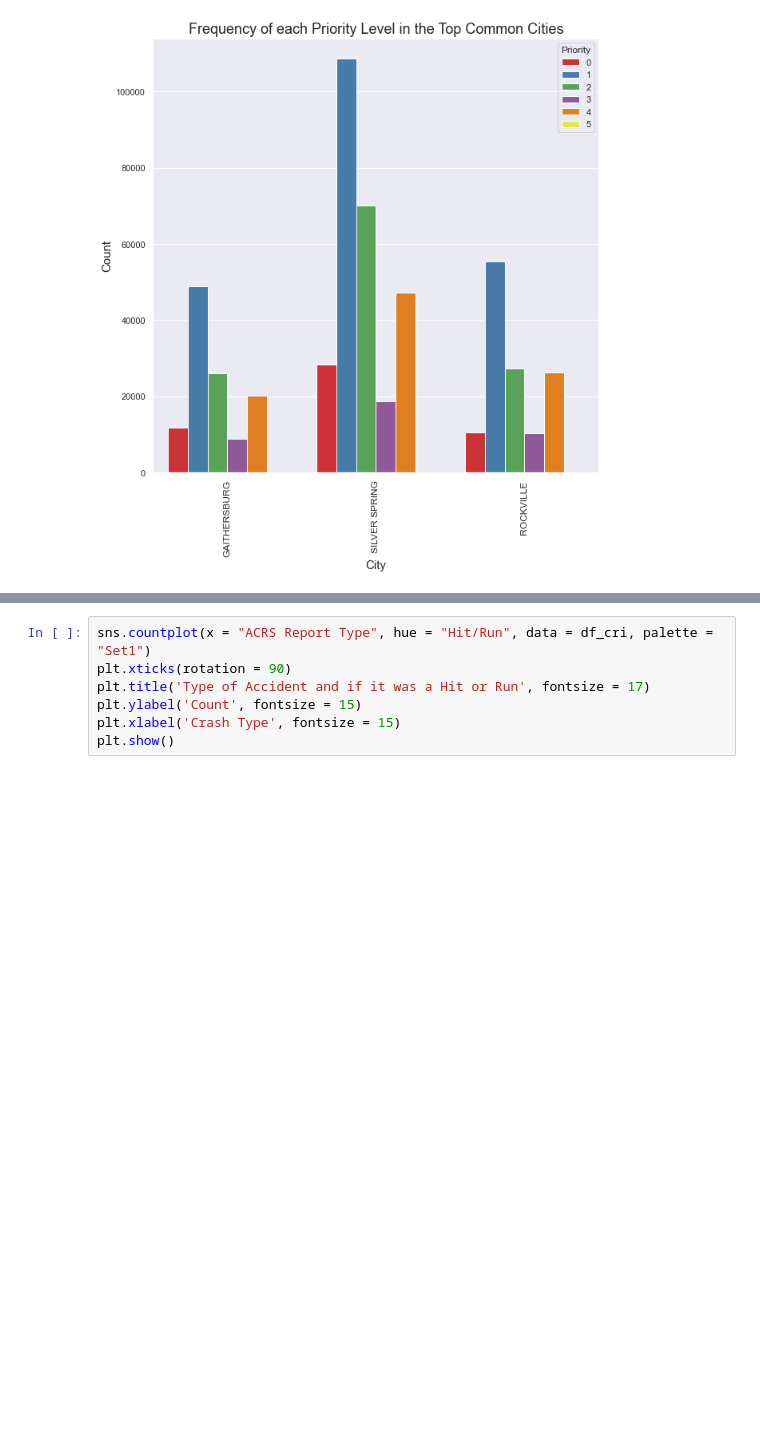
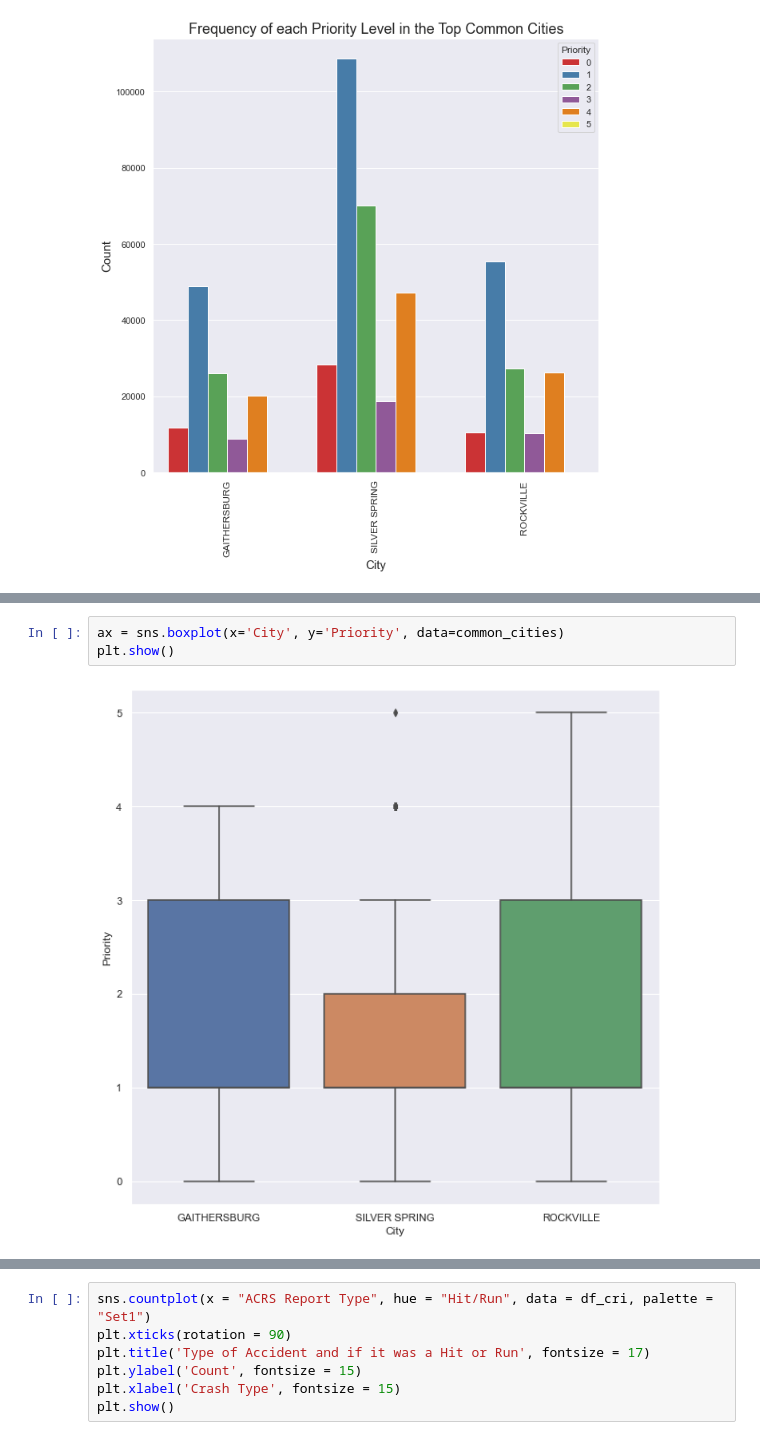
Before and after one commit to rohingarg/DATA205CAPSTONE, a Jupyter notebook: DATA205CAPSTONE.ipynb, the cells around one changed output, grey strips where cells are left out. Cells and saved outputs as stored; diff of their text form; blank space fills up the shorter version.

```diff
--- a/DATA205CAPSTONE.ipynb
+++ b/DATA205CAPSTONE.ipynb
@@ -99,0 +109,5 @@ plt.show()
+# %%
+ax = sns.boxplot(x='City', y='Priority', data=common_cities)
+plt.show()
+# %% [output]
+[figure, added]
```
Also changed, not shown: parts of 10 cells of this notebook.
